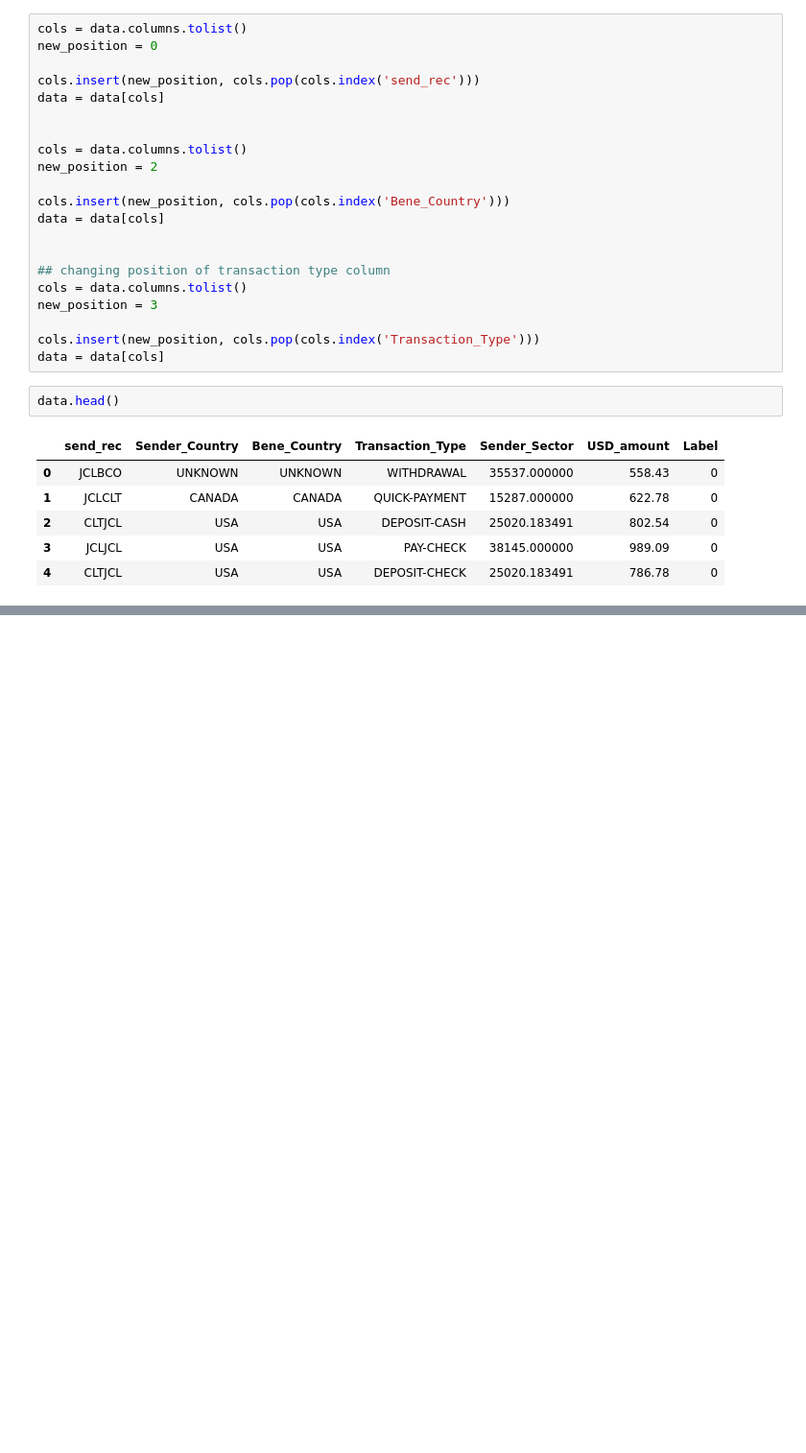
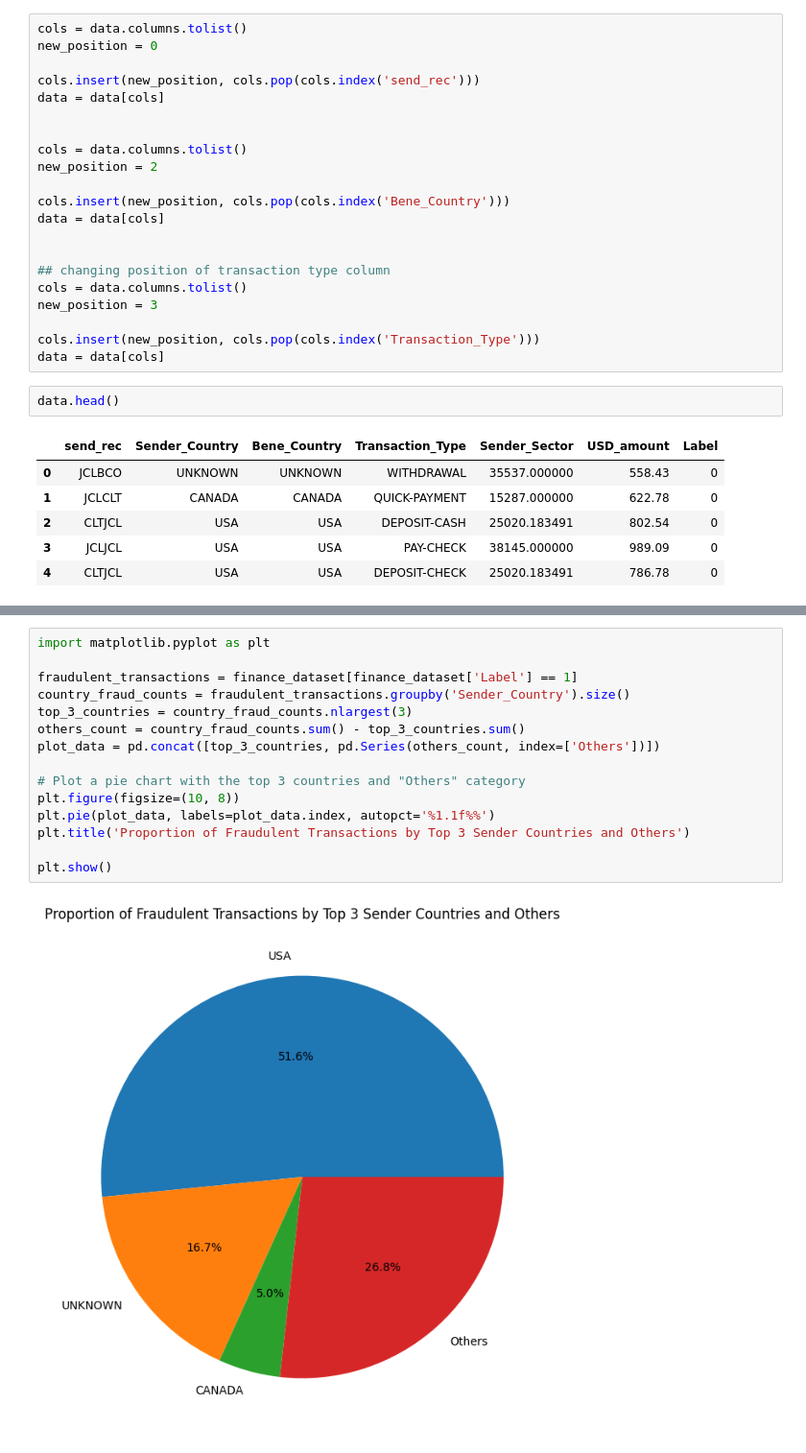
Before and after one commit to utsavudit/FinGuard, a Jupyter notebook: FinGuard/finguard_main.ipynb, the cells around one changed output, grey strips where cells are left out. Shown: that part at 96% size. Cells and saved outputs as stored; diff of their text form; blank space fills up the shorter version.

```diff
--- a/FinGuard/finguard_main.ipynb
+++ b/FinGuard/finguard_main.ipynb
@@ -578,0 +692,17 @@ data.head()
+# %%
+import matplotlib.pyplot as plt
+
+fraudulent_transactions = finance_dataset[finance_dataset['Label'] == 1]
+country_fraud_counts = fraudulent_transactions.groupby('Sender_Country').size()
+top_3_countries = country_fraud_counts.nlargest(3)
+others_count = country_fraud_counts.sum() - top_3_countries.sum()
+plot_data = pd.concat([top_3_countries, pd.Series(others_count, index=['Others'])])
+
+# Plot a pie chart with the top 3 countries and "Others" category
+plt.figure(figsize=(10, 8))
+plt.pie(plot_data, labels=plot_data.index, autopct='%1.1f%%')
+plt.title('Proportion of Fraudulent Transactions by Top 3 Sender Countries and Others')
+
+plt.show()
+# %% [output]
+[figure, added]
```
Also changed, not shown: parts of 39 cells of this notebook.
